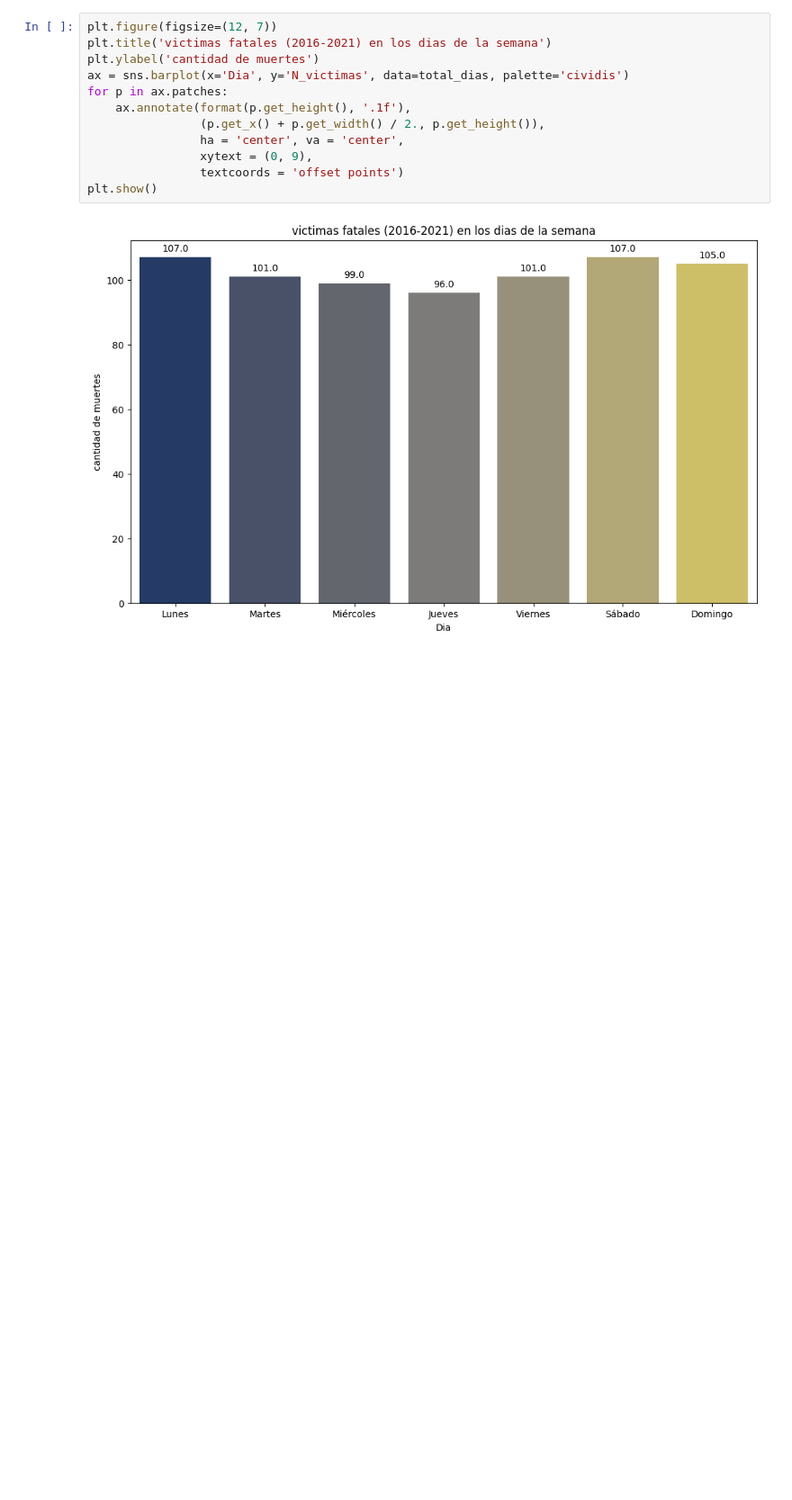
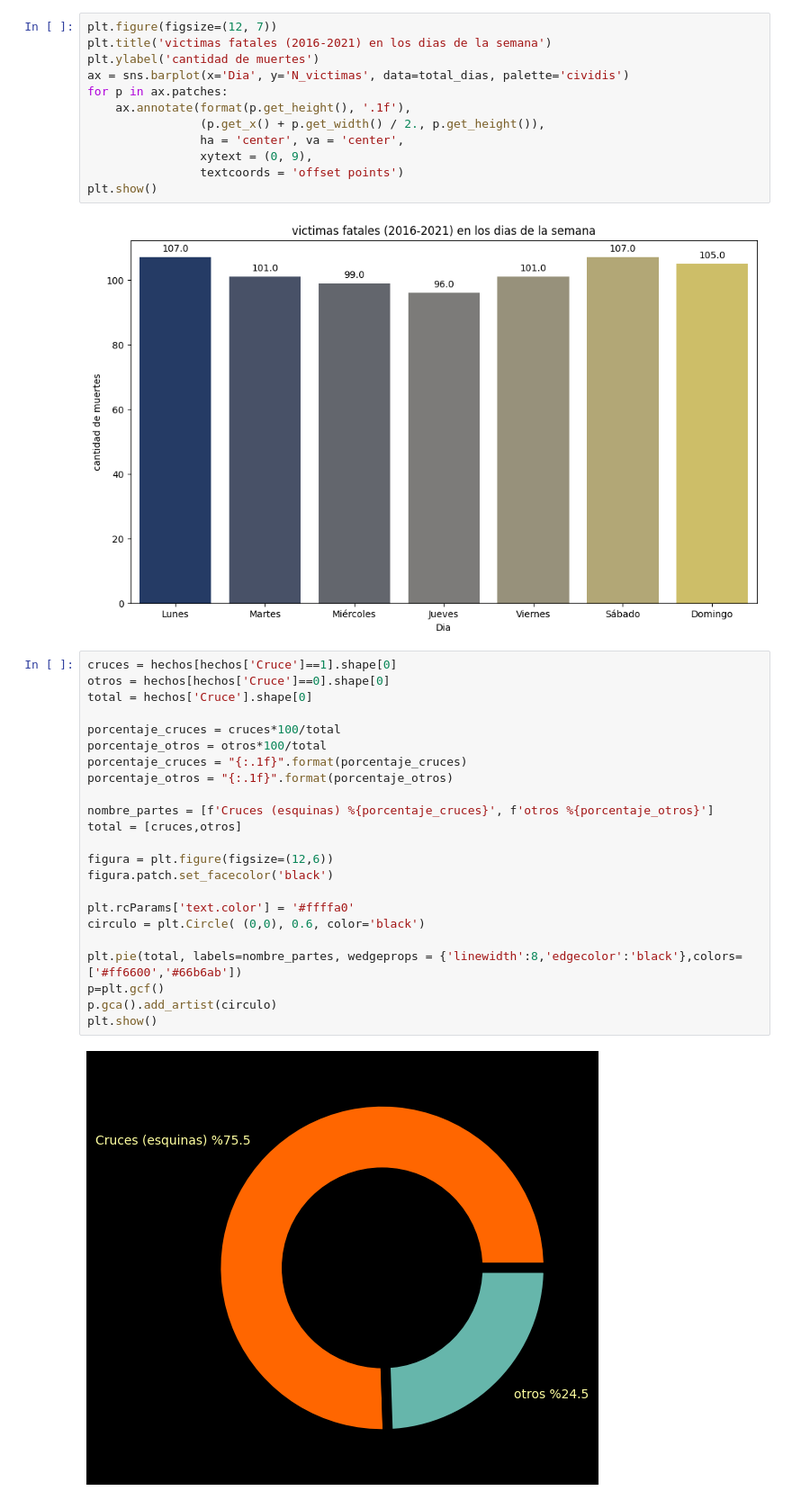
Before and after one commit to matiasbarriosled/PiDa2, a Jupyter notebook: EDA/EDA.ipynb, the cells around one changed output. Shown at 90% size. Saved outputs shown, nothing was run; the diff lists cells and outputs as text; blank space fills up the shorter version.

Commit message:
analisis de la cantidad de accidentes en esquinas y calles

```diff
--- a/EDA/EDA.ipynb
+++ b/EDA/EDA.ipynb
@@ -216,3 +210,28 @@ for p in ax.patches:
 plt.show()
 # %% [output]
 [figure]
+# %%
+cruces = hechos[hechos['Cruce']==1].shape[0]
+otros = hechos[hechos['Cruce']==0].shape[0]
+total = hechos['Cruce'].shape[0]
+
+porcentaje_cruces = cruces*100/total
+porcentaje_otros = otros*100/total
+porcentaje_cruces = "{:.1f}".format(porcentaje_cruces)
+porcentaje_otros = "{:.1f}".format(porcentaje_otros)
+
+nombre_partes = [f'Cruces (esquinas) %{porcentaje_cruces}', f'otros %{porcentaje_otros}']
+total = [cruces,otros]
+
+figura = plt.figure(figsize=(12,6))
+figura.patch.set_facecolor('black')
+
+plt.rcParams['text.color'] = '#ffffa0'
+circulo = plt.Circle( (0,0), 0.6, color='black')
+
+plt.pie(total, labels=nombre_partes, wedgeprops = {'linewidth':8,'edgecolor':'black'},colors=['#ff6600','#66b6ab'])
+p=plt.gcf()
+p.gca().add_artist(circulo)
+plt.show()
+# %% [output]
+[figure, added]
```
Also changed, not shown: parts of 5 cells of this notebook.
